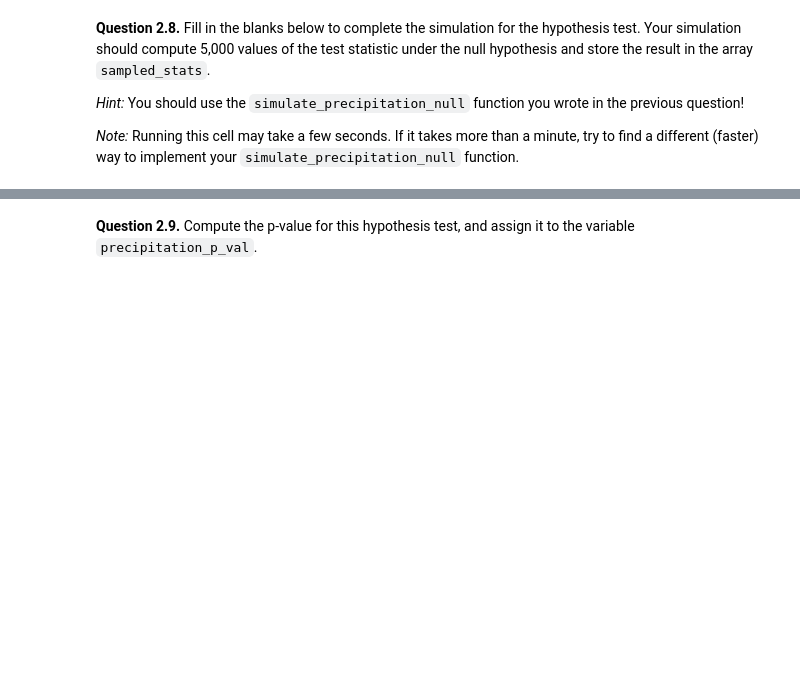
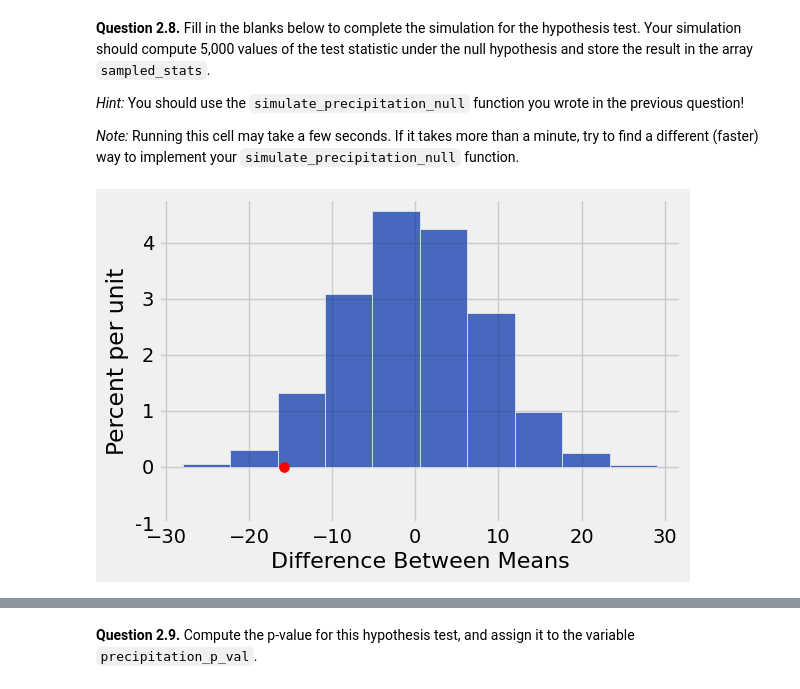
Before and after one commit to ttlarson13/Data-Analytics-Fall-25, a Jupyter notebook: project2/project2.ipynb, the cells around one changed output, grey strips where cells are left out. Cells and saved outputs as stored; diff of their text form; code cells hidden in the pictures; blank space fills up the shorter version.

```diff
--- a/project2/project2.ipynb
+++ b/project2/project2.ipynb
@@ -569,7 +602,8 @@ Then, use the function you define to assign `observed_statistic` to the observed
 *Hint*: Use the `group` function to compute the average preciptation for the two categories.
 # %%
 def test_statistic(t):
-    ...
-
-observed_statistic = ...
-observed_statistic
+    t.group(t.column(1), np.average)
+    stat = t.group(t.column(1), np.average).column('Precipitation average')
+    observed_statistic = stat.item(0) - stat.item(1)
+    return(observed_statistic)
+test_statistic(drought)
@@ -583,7 +621,10 @@ Now that we have defined our hypotheses and test statistic, we are ready to cond
 *Hint*: Using `t.with_column(...)` with a column name that already exists in a table `t` will replace that column with the newly specified values.
 # %%
 def simulate_precipitation_null():
-    ...
+    shuffled = drought.column("Precipitation")
+    shuffled = np.random.permutation(shuffled)
+    shuffled_tbl = drought.with_column("Precipitation", shuffled)
 
+    return test_statistic(shuffled_tbl)
 # Run your function a couple times to make sure that it works
 simulate_precipitation_null()
@@ -596,15 +641,17 @@ grader.check("q2_7")
 
 *Note:* Running this cell may take a few seconds. If it takes more than a minute, try to find a different (faster) way to implement your `simulate_precipitation_null` function.
 # %%
-sampled_stats = ...
+sampled_stats = make_array()
 
-repetitions = ...
+repetitions = 5000
 for i in np.arange(repetitions):
-    ...
+    sampled_stats = np.append(sampled_stats, simulate_precipitation_null())
 
 # Do not change these lines
 Table().with_column('Difference Between Means', sampled_stats).hist()
 plt.scatter(observed_statistic, 0, c="r", s=50);
 plt.ylim(-0.01);
+# %% [output]
+[figure, added]
 # %%
 grader.check("q2_8")
```
Also changed, not shown: parts of 19 cells of this notebook, 2 other files.
